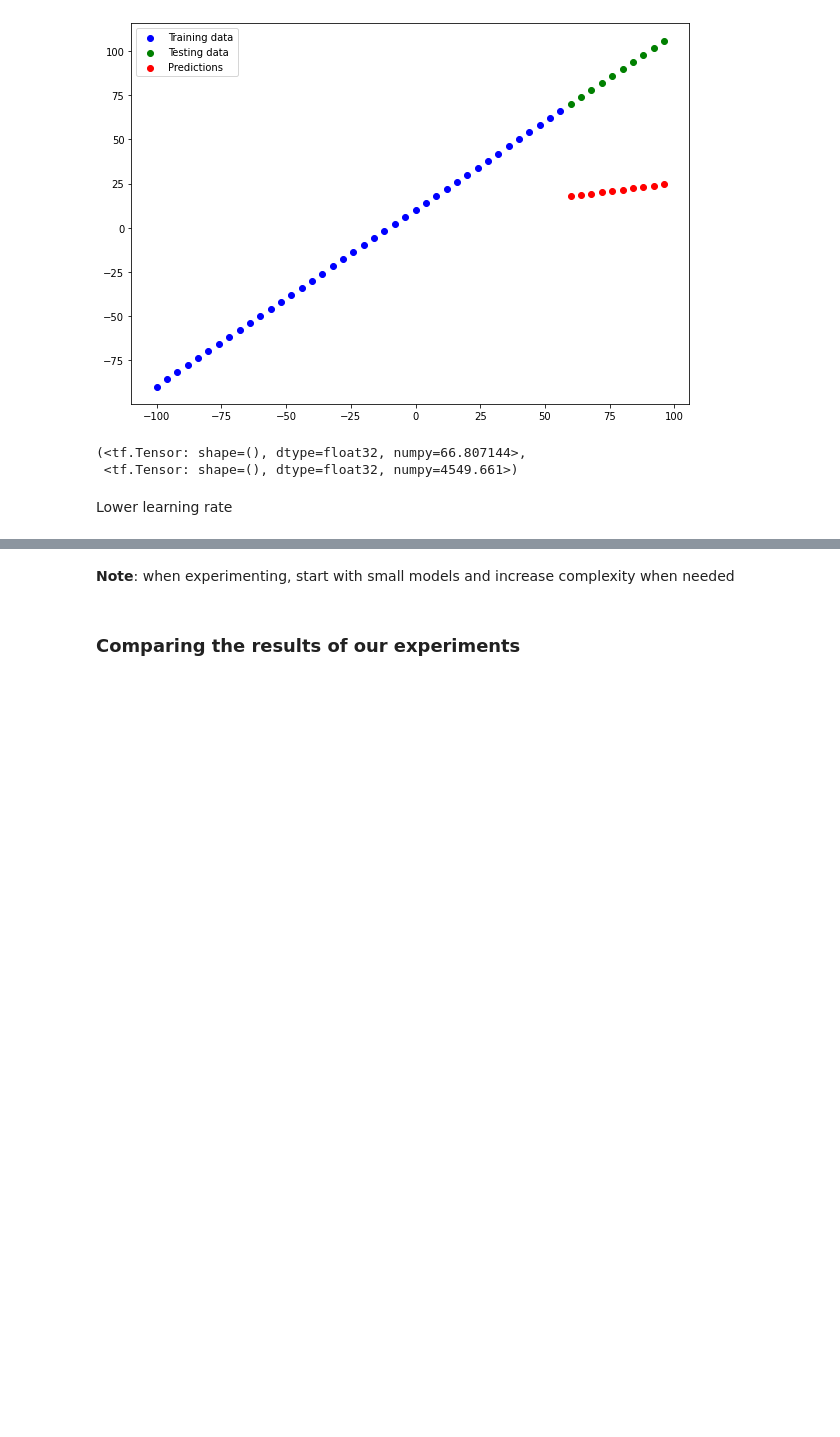
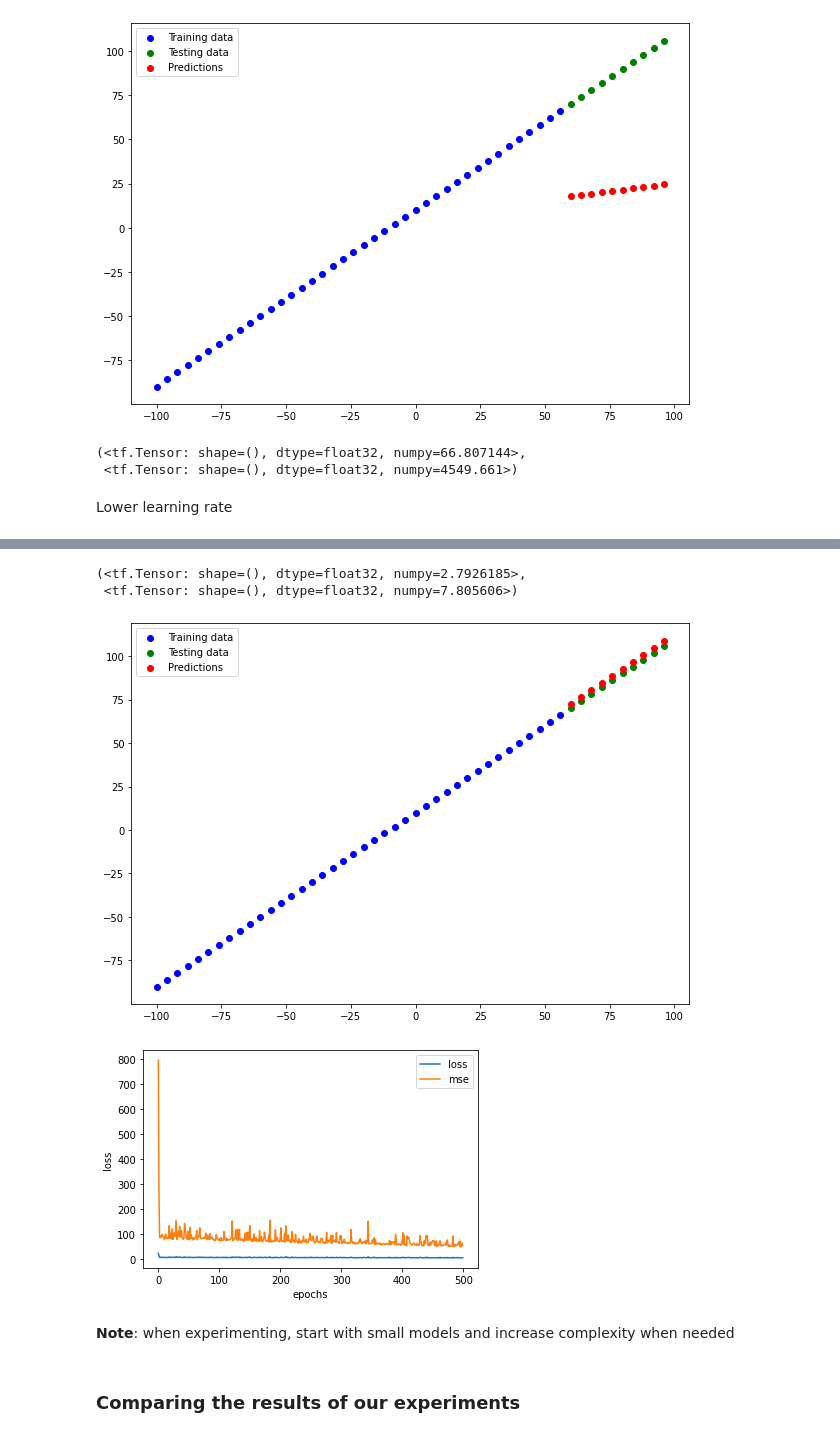
Before and after one commit to pkro/tensorflow_cert_training, a Jupyter notebook: colab_notebooks/test_01_neural_network_regression_with_tensorflow.ipynb, the cells around one changed output, grey strips where cells are left out. Saved outputs shown, nothing was run; the diff lists cells and outputs as text; code cells hidden in the pictures; blank space fills up the shorter version.

```diff
--- a/colab_notebooks/test_01_neural_network_regression_with_tensorflow.ipynb
+++ b/colab_notebooks/test_01_neural_network_regression_with_tensorflow.ipynb
@@ -751,3 +751,23 @@ mae_3, mse_3
  <tf.Tensor: shape=(), dtype=float32, numpy=4549.661>)
 # %% [markdown]
 Lower learning rate
+# %%
+tf.random.set_seed(42)
+
+model_4 = tf.keras.models.Sequential([
+    tf.keras.layers.Dense(10),
+    tf.keras.layers.Dense(1)
+], name="model_4")
+
+model_4.compile(loss=tf.keras.losses.mae, metrics=["mse"], optimizer=tf.keras.optimizers.SGD(learning_rate=0.001))
+
+history_4 = model_4.fit(tf.expand_dims(X_train, axis=-1), y_train, epochs=500, verbose=0)
+
+y_preds_4 = model_4.predict(y_test)
+plot_predictions(X_train, y_train, X_test, y_test, y_preds_4)
+plot_history(history_4)
+
+mae_4 = mae(y_test, y_preds_4)
+mse_4 = mse(y_test, y_preds_4)
+mae_4, mse_4
+# %% [output]
@@ -754,3 +775,7 @@ Lower learning rate
+(<tf.Tensor: shape=(), dtype=float32, numpy=2.7926185>,
+ <tf.Tensor: shape=(), dtype=float32, numpy=7.805606>)
+[figure, added]
+[figure, added]
 # %% [markdown]
 **Note**: when experimenting, start with small models and increase complexity when needed
 # %% [markdown]
```
Also changed, not shown: parts of 16 cells of this notebook.
